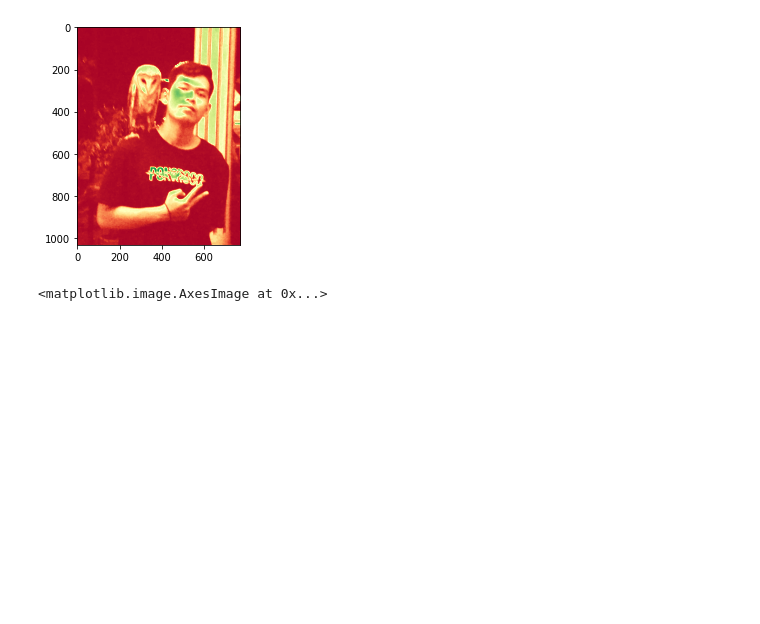
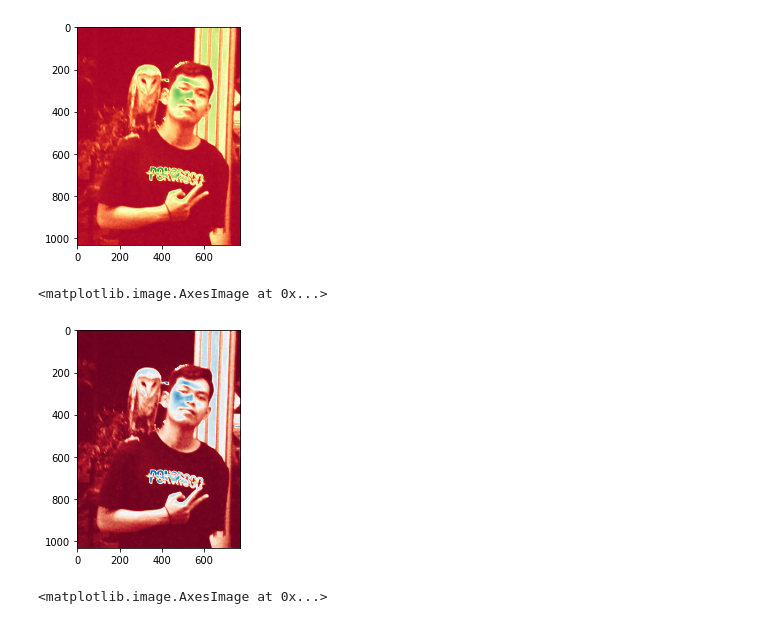
Before and after one commit to DaffaStyn11/pcvk, a Jupyter notebook: pcvk_p2.ipynb, the cells around one changed output. Drawn from its saved outputs; the diff is of its cells as text; code cells hidden in the pictures; blank space fills up the shorter version.

```diff
--- a/pcvk_p2.ipynb
+++ b/pcvk_p2.ipynb
@@ -170,6 +170,12 @@ plt.imshow(img_gray, cmap='RdYlGn')
 # %% [output]
 <matplotlib.image.AxesImage at 0x...>
 [figure]
+# %%
+#Red-Blue
+plt.imshow(img_gray, cmap='RdBu')
+# %% [output]
+<matplotlib.image.AxesImage at 0x...>
+[figure, added]
 # %%
 #Green-Blue
 plt.imshow(img_gray, cmap='GnBu')
```
Also changed, not shown: parts of 4 cells of this notebook.
